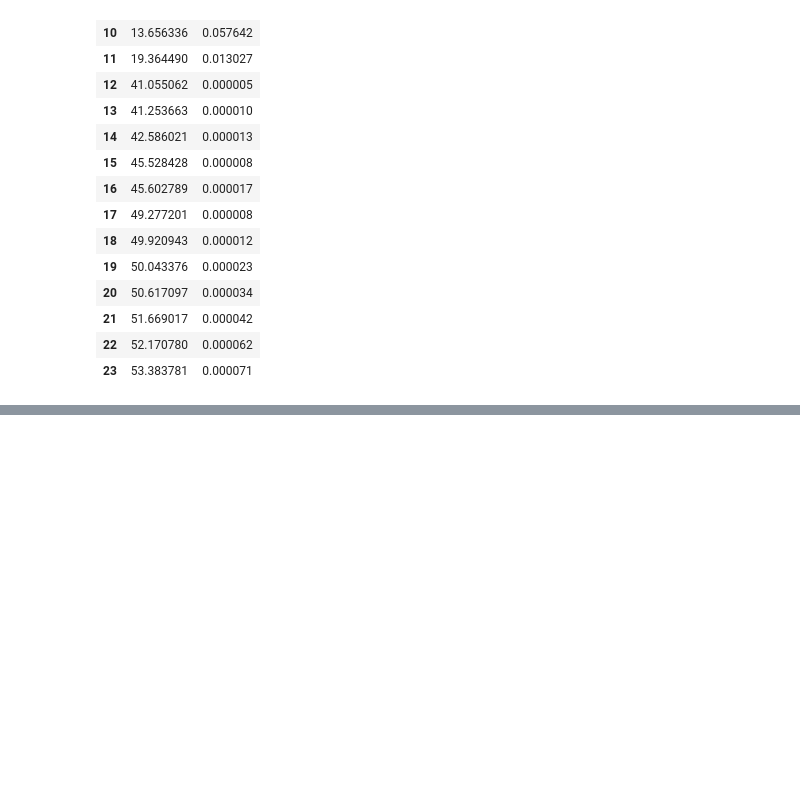
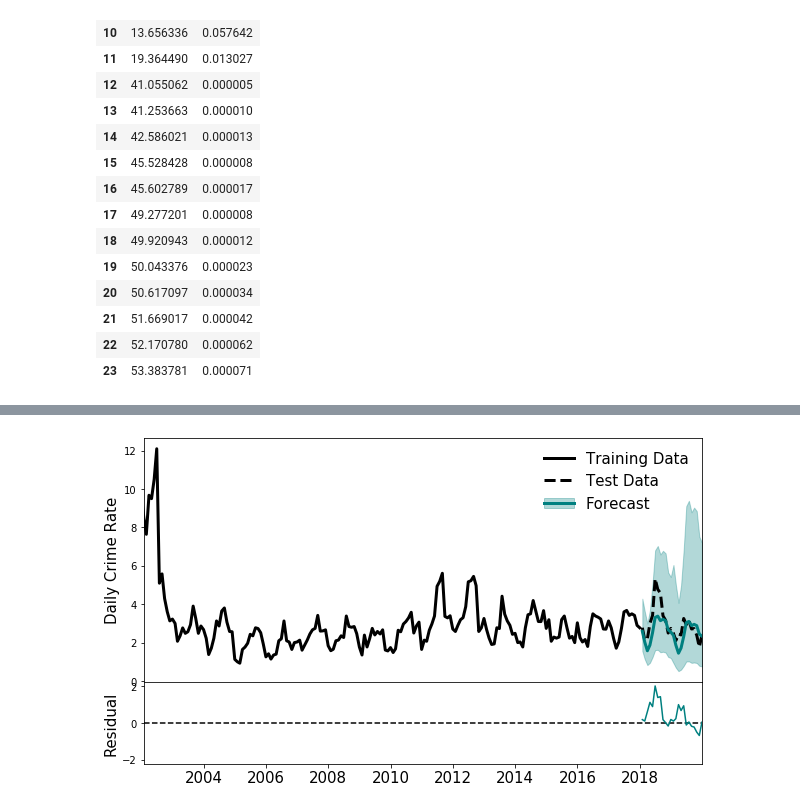
Before and after one commit to emapple/chicago-crime, a Jupyter notebook: notebooks/03-predict-theft.ipynb, the cells around one changed output, grey strips where cells are left out. Cells and saved outputs as stored; diff of their text form; code cells hidden in the pictures; blank space fills up the shorter version.

```diff
--- a/notebooks/03-predict-theft.ipynb
+++ b/notebooks/03-predict-theft.ipynb
@@ -338,0 +487,5 @@ acorr_ljungbox(res.dropna(), lags=np.arange(8, 24), model_df=3, return_df=True)
+# %%
+model = forecast_crime(crimedata.query('Description == "$500 AND UNDER" and `Community Area` == 8'),
+                       plot_comparison=True)
+# %% [output]
+[figure, added]
```
Also changed, not shown: parts of 14 cells of this notebook.
